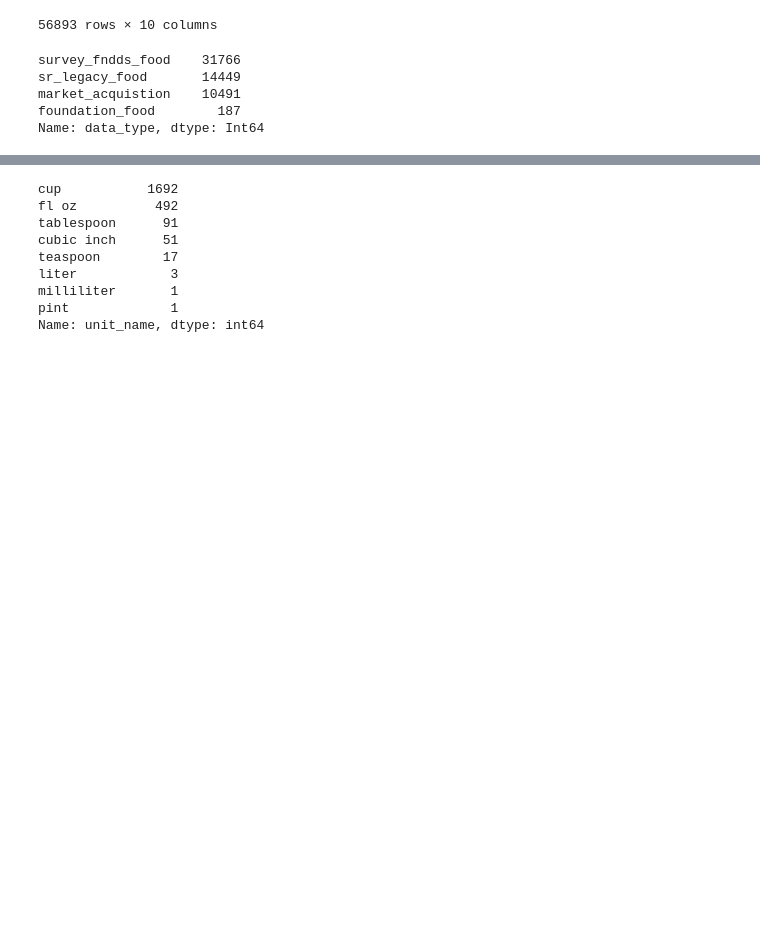
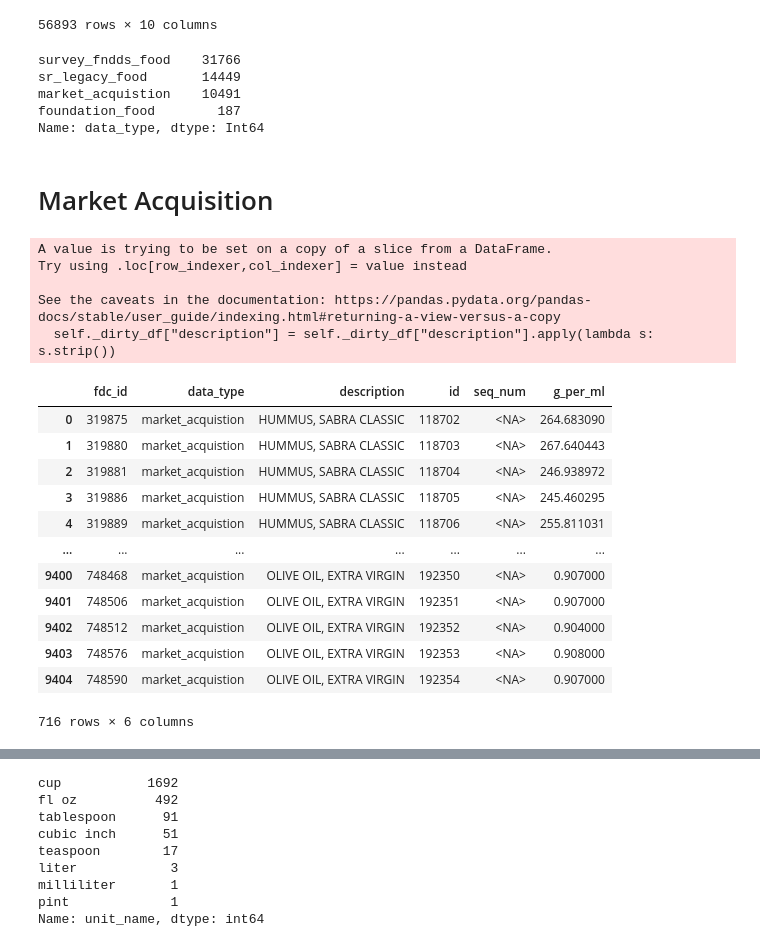
Before and after one commit to danzou56/food-data, a Jupyter notebook: scratch.ipynb, the cells around one changed output, grey strips where cells are left out. Drawn from its saved outputs; the diff is of its cells as text; code cells hidden in the pictures; blank space fills up the shorter version.

```diff
--- a/scratch.ipynb
+++ b/scratch.ipynb
@@ -163,3 +182,5 @@ sr_legacy_food       14449
 market_acquistion    10491
 foundation_food        187
 Name: data_type, dtype: Int64
+# %% [markdown]
+# Market Acquisition
@@ -165,0 +189,22 @@ Name: data_type, dtype: Int64
+# %%
+mt = MarketTable()
+mt.get_df()
+# %% [output]
+A value is trying to be set on a copy of a slice from a DataFrame.
+Try using .loc[row_indexer,col_indexer] = value instead
+
+See the caveats in the documentation: https://pandas.pydata.org/pandas-docs/stable/user_guide/indexing.html#returning-a-view-versus-a-copy
+  self._dirty_df["description"] = self._dirty_df["description"].apply(lambda s: s.strip())
+|  | fdc_id | data_type | description | id | seq_num | g_per_ml |
+| 0 | 319875 | market_acquistion | HUMMUS, SABRA CLASSIC | 118702 | <NA> | 264.683090 |
+| 1 | 319880 | market_acquistion | HUMMUS, SABRA CLASSIC | 118703 | <NA> | 267.640443 |
+| 2 | 319881 | market_acquistion | HUMMUS, SABRA CLASSIC | 118704 | <NA> | 246.938972 |
+| 3 | 319886 | market_acquistion | HUMMUS, SABRA CLASSIC | 118705 | <NA> | 245.460295 |
+| 4 | 319889 | market_acquistion | HUMMUS, SABRA CLASSIC | 118706 | <NA> | 255.811031 |
+| ... | ... | ... | ... | ... | ... | ... |
+| 9400 | 748468 | market_acquistion | OLIVE OIL, EXTRA VIRGIN | 192350 | <NA> | 0.907000 |
+| 9401 | 748506 | market_acquistion | OLIVE OIL, EXTRA VIRGIN | 192351 | <NA> | 0.907000 |
+| 9402 | 748512 | market_acquistion | OLIVE OIL, EXTRA VIRGIN | 192352 | <NA> | 0.904000 |
+| 9403 | 748576 | market_acquistion | OLIVE OIL, EXTRA VIRGIN | 192353 | <NA> | 0.908000 |
+| 9404 | 748590 | market_acquistion | OLIVE OIL, EXTRA VIRGIN | 192354 | <NA> | 0.907000 |
+716 rows × 6 columns
```
Also changed, not shown: parts of 16 cells of this notebook.
